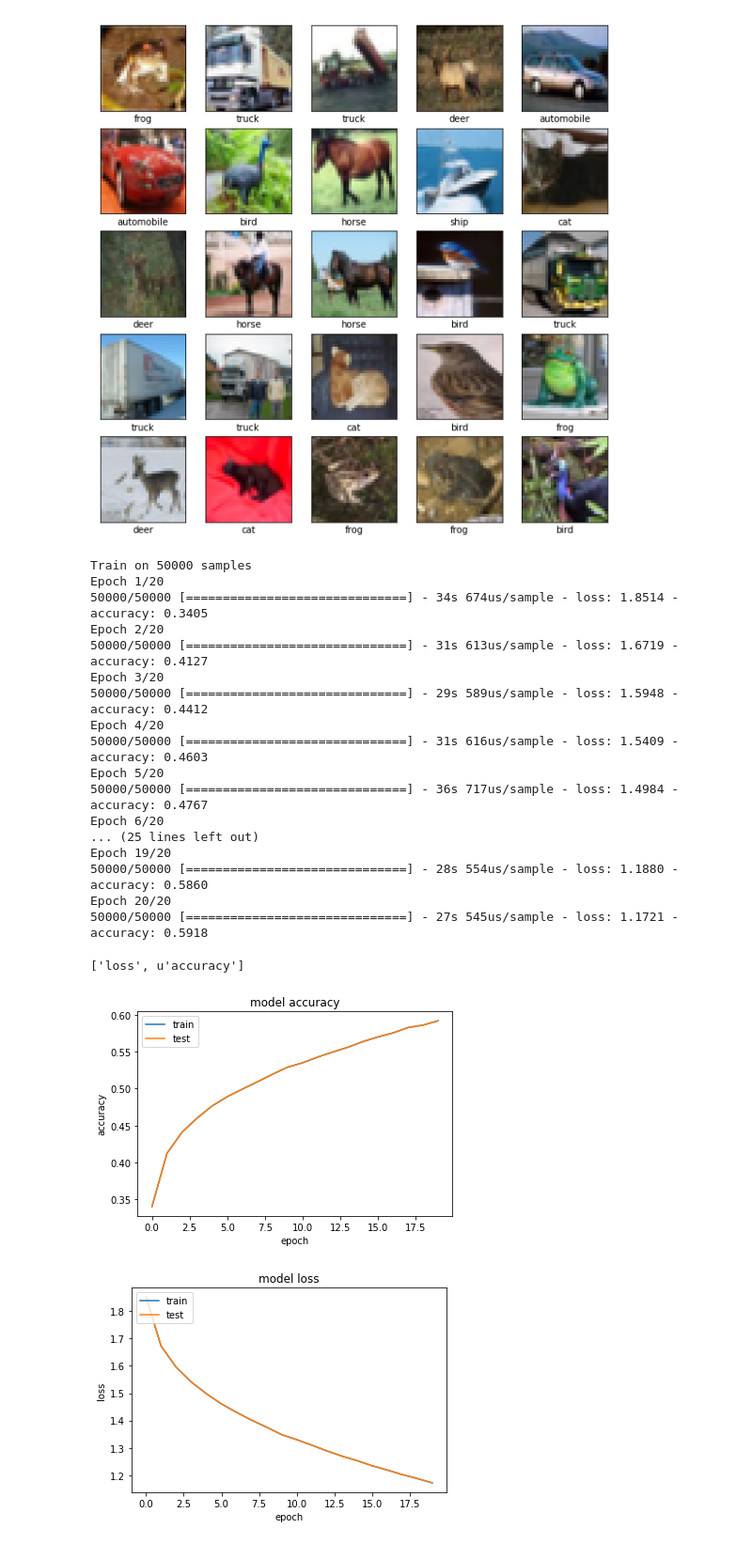
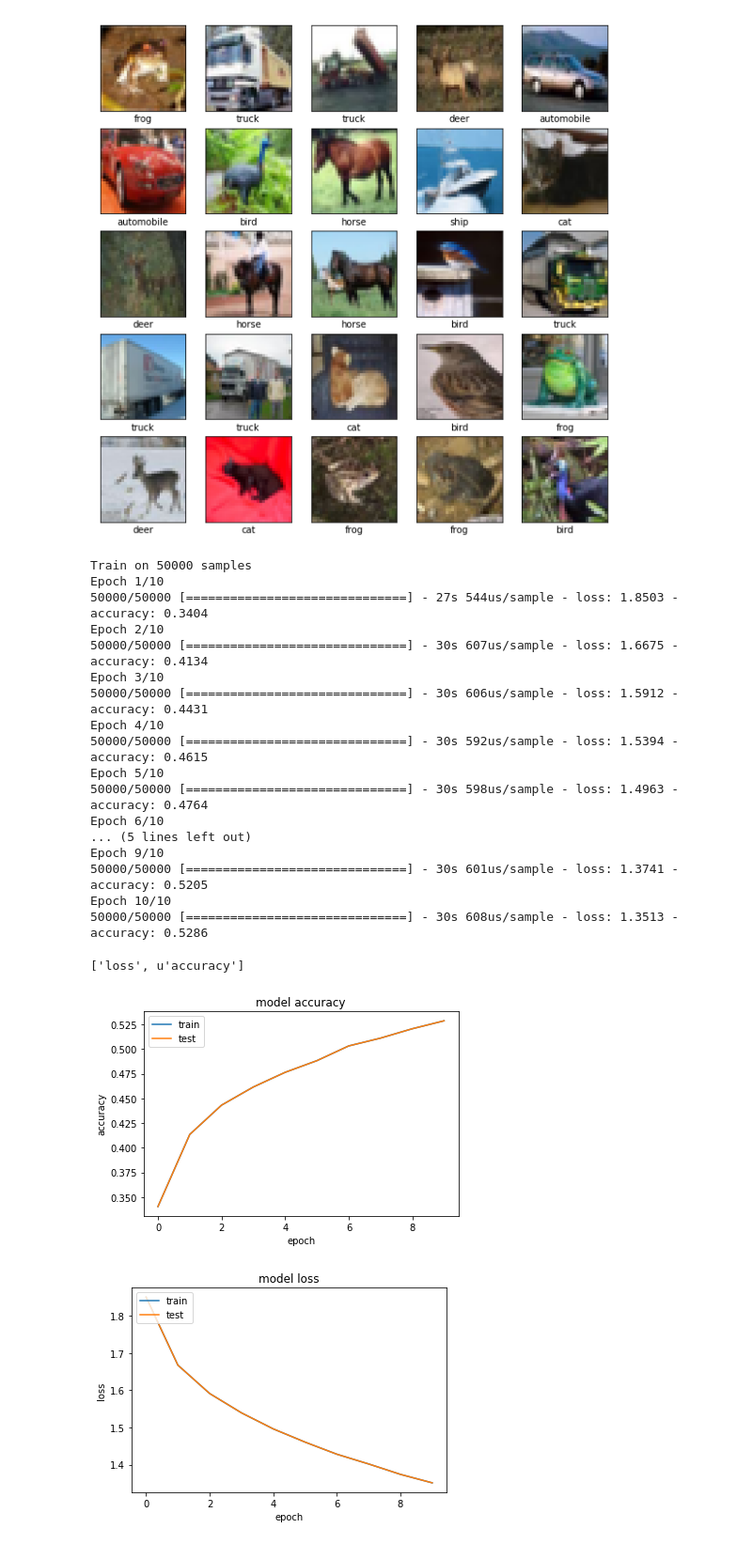
Before and after one commit to kk0walski/vagrant-data-science, a Jupyter notebook: shared/TensorFlow.ipynb, the cells around one changed output. Shown at 94% size. Saved outputs shown, nothing was run; the diff lists cells and outputs as text; code cells hidden in the pictures.

```diff
--- a/shared/TensorFlow.ipynb
+++ b/shared/TensorFlow.ipynb
@@ -29,13 +31,13 @@ plt.show()
 # %% [output]
 [figure]
 # %%
-model = tf.keras.models.Sequential([
+model1 = tf.keras.models.Sequential([
     layers.Flatten(input_shape=(32,32,3)),
     layers.Dense(1024, activation='relu', use_bias=True),
     layers.Dense(10, activation='softmax', use_bias=True)
 ])
 
-model.compile(optimizer='sgd',
+model1.compile(optimizer='sgd',
               loss='sparse_categorical_crossentropy',
               metrics=['accuracy'])
 # %%
@@ -43,49 +45,49 @@ from datetime import datetime
 # Define the Keras TensorBoard callback.
 
 # Train the model.
-history = model.fit(
+history1 = model1.fit(
     train_images,
     train_labels,
-    epochs=20)
+    epochs=10)
 # %% [output]
 Train on 50000 samples
-Epoch 1/20
-50000/50000 [==============================] - 34s 674us/sample - loss: 1.8514 - accuracy: 0.3405
-Epoch 2/20
-50000/50000 [==============================] - 31s 613us/sample - loss: 1.6719 - accuracy: 0.4127
-Epoch 3/20
-50000/50000 [==============================] - 29s 589us/sample - loss: 1.5948 - accuracy: 0.4412
-Epoch 4/20
-50000/50000 [==============================] - 31s 616us/sample - loss: 1.5409 - accuracy: 0.4603
-Epoch 5/20
-50000/50000 [==============================] - 36s 717us/sample - loss: 1.4984 - accuracy: 0.4767
-Epoch 6/20
-... (25 lines left out)
-Epoch 19/20
-50000/50000 [==============================] - 28s 554us/sample - loss: 1.1880 - accuracy: 0.5860
-Epoch 20/20
-50000/50000 [==============================] - 27s 545us/sample - loss: 1.1721 - accuracy: 0.5918
+Epoch 1/10
+50000/50000 [==============================] - 27s 544us/sample - loss: 1.8503 - accuracy: 0.3404
+Epoch 2/10
+50000/50000 [==============================] - 30s 607us/sample - loss: 1.6675 - accuracy: 0.4134
+Epoch 3/10
+50000/50000 [==============================] - 30s 606us/sample - loss: 1.5912 - accuracy: 0.4431
+Epoch 4/10
+50000/50000 [==============================] - 30s 592us/sample - loss: 1.5394 - accuracy: 0.4615
+Epoch 5/10
+50000/50000 [==============================] - 30s 598us/sample - loss: 1.4963 - accuracy: 0.4764
+Epoch 6/10
+... (5 lines left out)
+Epoch 9/10
+50000/50000 [==============================] - 30s 601us/sample - loss: 1.3741 - accuracy: 0.5205
+Epoch 10/10
+50000/50000 [==============================] - 30s 608us/sample - loss: 1.3513 - accuracy: 0.5286
 # %%
 # list all data in history
-print(history.history.keys())
+print(history1.history.keys())
 # summarize history for accuracy
-plt.plot(history.history[u'accuracy'])
-plt.plot(history.history[u'accuracy'])
+plt.plot(history1.history[u'accuracy'])
+plt.plot(history1.history[u'accuracy'])
 plt.title('model accuracy')
 plt.ylabel('accuracy')
 plt.xlabel('epoch')
 plt.legend(['train', 'test'], loc='upper left')
 plt.show()
 # summarize history for loss
-plt.plot(history.history['loss'])
-plt.plot(history.history['loss'])
+plt.plot(history1.history['loss'])
+plt.plot(history1.history['loss'])
 plt.title('model loss')
 plt.ylabel('loss')
 plt.xlabel('epoch')
 plt.legend(['train', 'test'], loc='upper left')
 plt.show()
 # %% [output]
 ['loss', u'accuracy']
-[figure, old version]
+[figure, new version]
-[figure, old version]
+[figure, new version]
 # %%
```
Also changed, not shown: parts of 16 cells of this notebook, 10 other files.
